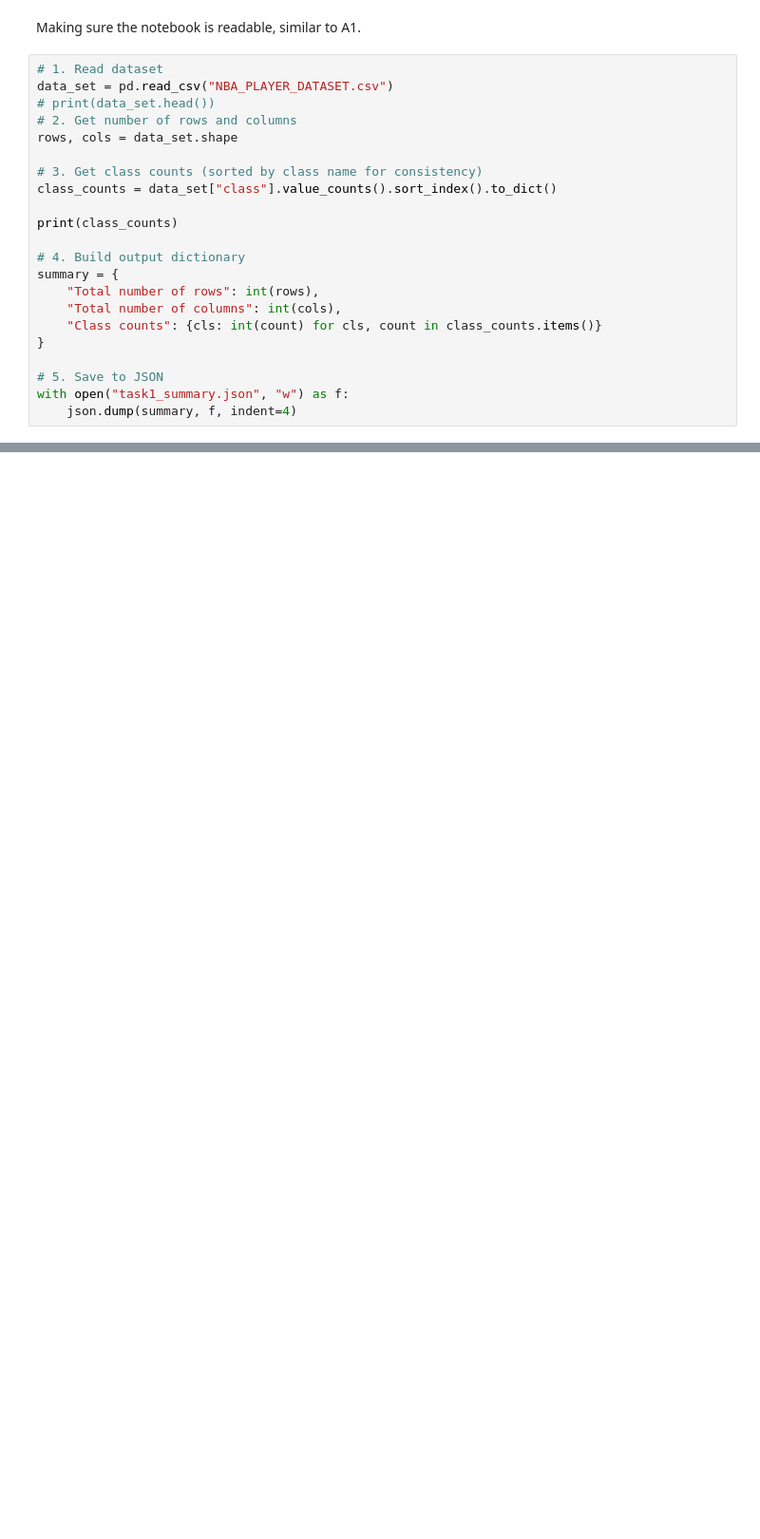
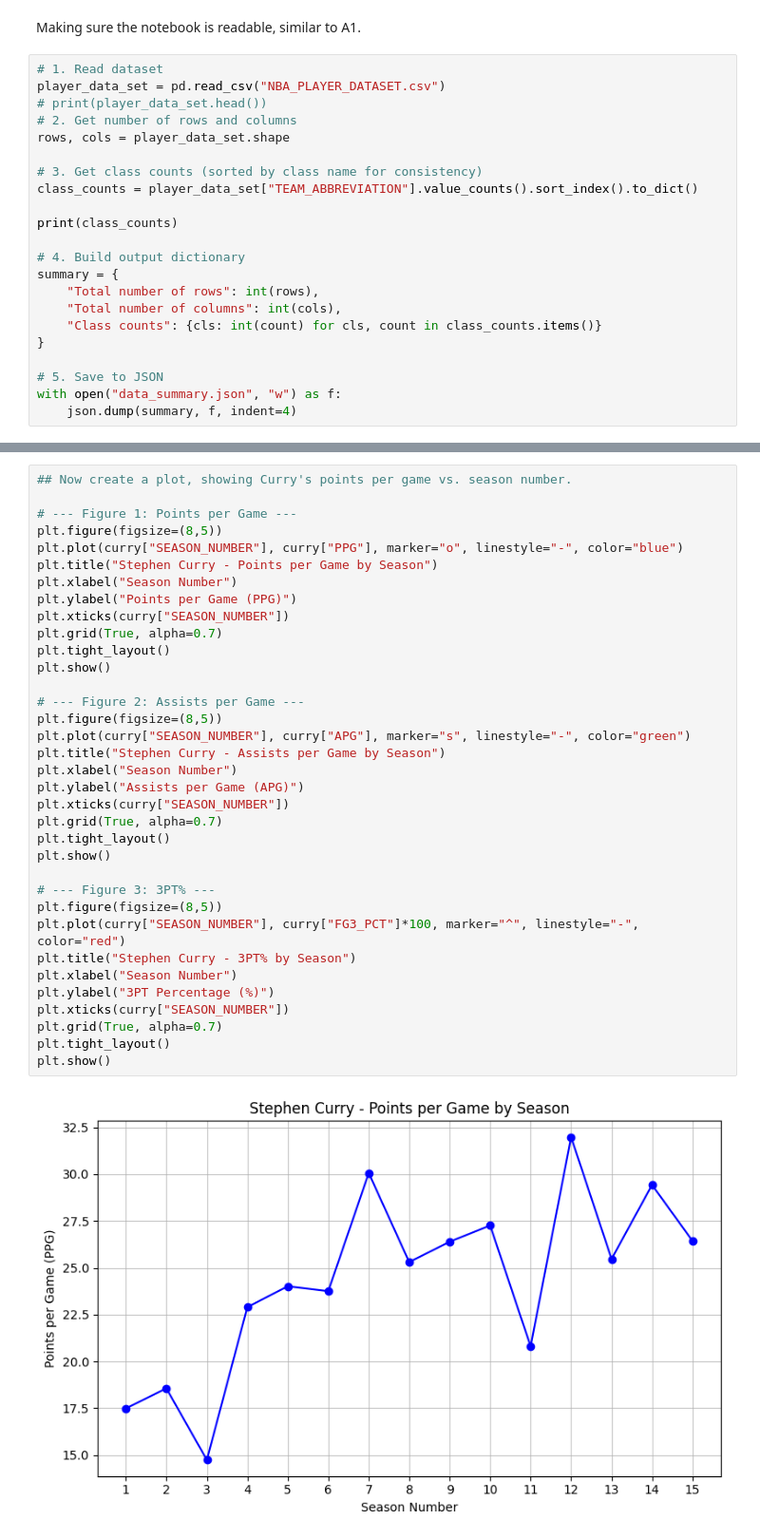
Before and after one commit to MattFreeman-AU/IML_nba_G72, a Jupyter notebook: all_nba_prediction.ipynb, the cells around one changed output, grey strips where cells are left out. Shown at 95% size. Saved outputs shown, nothing was run; the diff lists cells and outputs as text; blank space fills up the shorter version.

```diff
--- a/all_nba_prediction.ipynb
+++ b/all_nba_prediction.ipynb
@@ -25,13 +28,13 @@ import json
 Making sure the notebook is readable, similar to A1.
 # %%
 # 1. Read dataset
-data_set = pd.read_csv("NBA_PLAYER_DATASET.csv")
-# print(data_set.head())
+player_data_set = pd.read_csv("NBA_PLAYER_DATASET.csv")
+# print(player_data_set.head())
 # 2. Get number of rows and columns
-rows, cols = data_set.shape
+rows, cols = player_data_set.shape
 
 # 3. Get class counts (sorted by class name for consistency)
-class_counts = data_set["class"].value_counts().sort_index().to_dict()
+class_counts = player_data_set["TEAM_ABBREVIATION"].value_counts().sort_index().to_dict()
 
 print(class_counts)
 
@@ -43,6 +46,6 @@ summary = {
 }
 
 # 5. Save to JSON
-with open("task1_summary.json", "w") as f:
+with open("data_summary.json", "w") as f:
     json.dump(summary, f, indent=4)
 # %% [output]
@@ -49,0 +141,37 @@ KeyError: 'class'
+# %%
+## Now create a plot, showing Curry's points per game vs. season number.
+
+# --- Figure 1: Points per Game ---
+plt.figure(figsize=(8,5))
+plt.plot(curry["SEASON_NUMBER"], curry["PPG"], marker="o", linestyle="-", color="blue")
+plt.title("Stephen Curry - Points per Game by Season")
+plt.xlabel("Season Number")
+plt.ylabel("Points per Game (PPG)")
+plt.xticks(curry["SEASON_NUMBER"])
+plt.grid(True, alpha=0.7)
+plt.tight_layout()
+plt.show()
+
+# --- Figure 2: Assists per Game ---
+plt.figure(figsize=(8,5))
+plt.plot(curry["SEASON_NUMBER"], curry["APG"], marker="s", linestyle="-", color="green")
+plt.title("Stephen Curry - Assists per Game by Season")
+plt.xlabel("Season Number")
+plt.ylabel("Assists per Game (APG)")
+plt.xticks(curry["SEASON_NUMBER"])
+plt.grid(True, alpha=0.7)
+plt.tight_layout()
+plt.show()
+
+# --- Figure 3: 3PT% ---
+plt.figure(figsize=(8,5))
+plt.plot(curry["SEASON_NUMBER"], curry["FG3_PCT"]*100, marker="^", linestyle="-", color="red")
+plt.title("Stephen Curry - 3PT% by Season")
+plt.xlabel("Season Number")
+plt.ylabel("3PT Percentage (%)")
+plt.xticks(curry["SEASON_NUMBER"])
+plt.grid(True, alpha=0.7)
+plt.tight_layout()
+plt.show()
+# %% [output]
+[figure, added]
```
Also changed, not shown: parts of 13 cells of this notebook, 4 other files.
